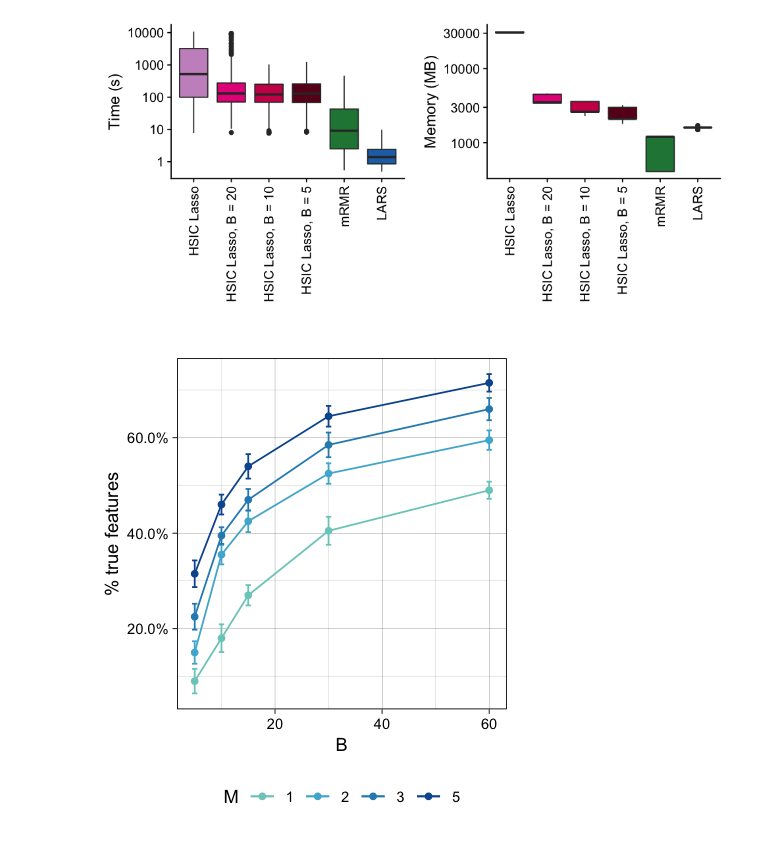
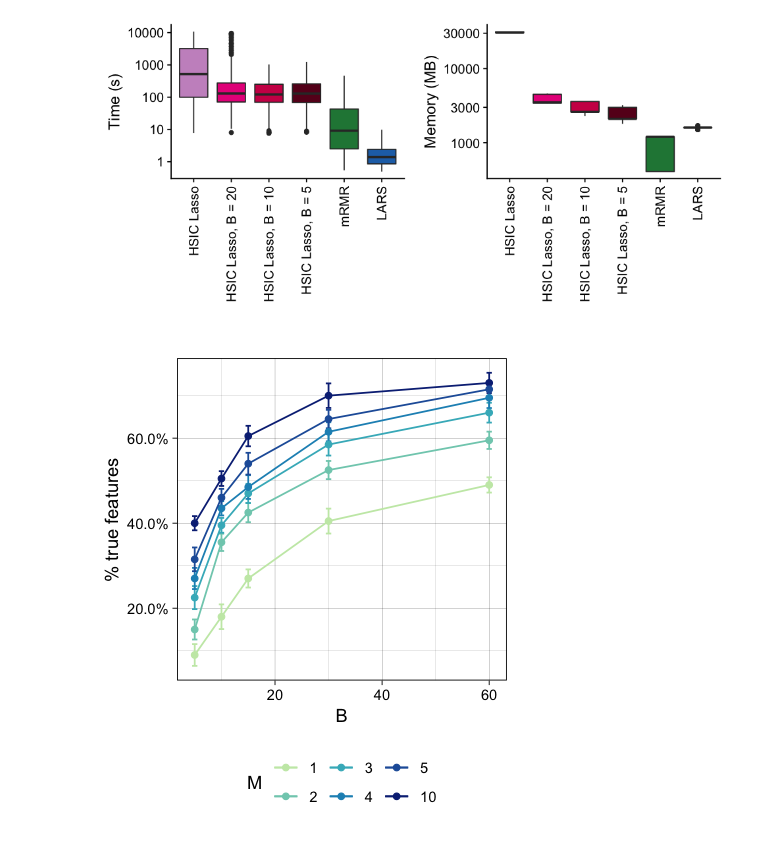
Before and after one commit to hclimente/nori, a Jupyter notebook: doc/computational_resources.ipynb, the cells around one changed output. Saved outputs shown, nothing was run; the diff lists cells and outputs as text; code cells hidden in the pictures.

Commit message:
updated figures

```diff
--- a/doc/computational_resources.ipynb
+++ b/doc/computational_resources.ipynb
@@ -10,7 +10,8 @@ methods <- c('HSIC Lasso', 'HSIC Lasso, B = 60',
              'HSIC Lasso, B = 30', 'HSIC Lasso, B = 20',
              'HSIC Lasso, B = 15', 'HSIC Lasso, B = 10',
              'HSIC Lasso, B = 5', 'mRMR', 'LARS', 'Raw')
-m_palette <- c('1' = '#7bccc4', '2' = '#4eb3d3', '3' = '#2b8cbe', '5' = '#08589e')
+m_palette <- c('1' = '#c7e9b4', '2' = '#7fcdbb', '3' = '#41b6c4',
+               '4' = '#1d91c0', '5' = '#225ea8', '10' = '#0c2c84')
 
 parse_deltatime <- function(column) {
 
@@ -120,34 +121,33 @@ Warning message:
 “Removed 6 rows containing non-finite values (stat_boxplot).”
 [figure]
 # %%
-
-
 options(repr.plot.width=3.5, repr.plot.height=4)
 read_tsv('../results/stability/random_feature_selection.tsv',
                      col_types = 'ciiiiid') %>%
     mutate(model = gsub('HSIC_lasso', 'HSIC Lasso', model),
            B = gsub('.+-B=', '', model),
            B = gsub('-M.+', '', B),
            M = gsub('.+-M=', '', model),
            model = gsub('-B.+', '', model)) %>%
     group_by(model, B, M, samples, features, causal) %>%
     summarize(n = n(), ended = sum(!is.na(tpr)),
               sem = sd(tpr) / sqrt(ended), tpr = mean(tpr),
               selected = mean(selected)) %>%
     ungroup %>%
     filter(model == 'HSIC Lasso') %>%
-    mutate(B = as.integer(B)) %>%
+    mutate(B = as.integer(B),
+           M = factor(M, levels = unique(sort(as.integer(M))))) %>%
     ggplot(aes(x = B, y = tpr, color = M)) +
         geom_errorbar(aes(ymin = tpr - sem, ymax = tpr + sem), width = 1) +
         geom_point() +
         geom_line() +
         theme_linedraw() +
         theme(legend.position = 'bottom') +
         labs(y = '% true features') +
         scale_y_continuous(labels = scales::percent) +
         scale_color_manual(values = m_palette)
 # %% [output]
-[figure, old version]
+[figure, new version]
 # %%
 read_trace('../results/stability/trace.txt') %>%
     filter(task != 'mRMR' & task != 'LARS') %>%
```
Also changed, not shown: parts of 1 cell of this notebook, 4 other files.
